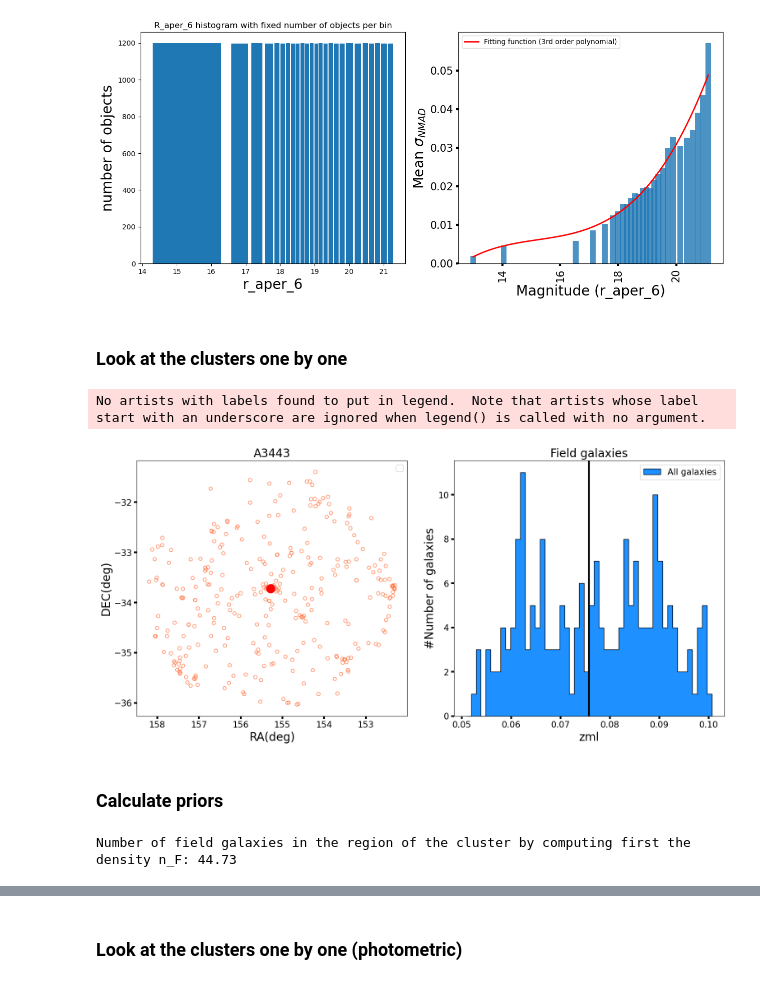
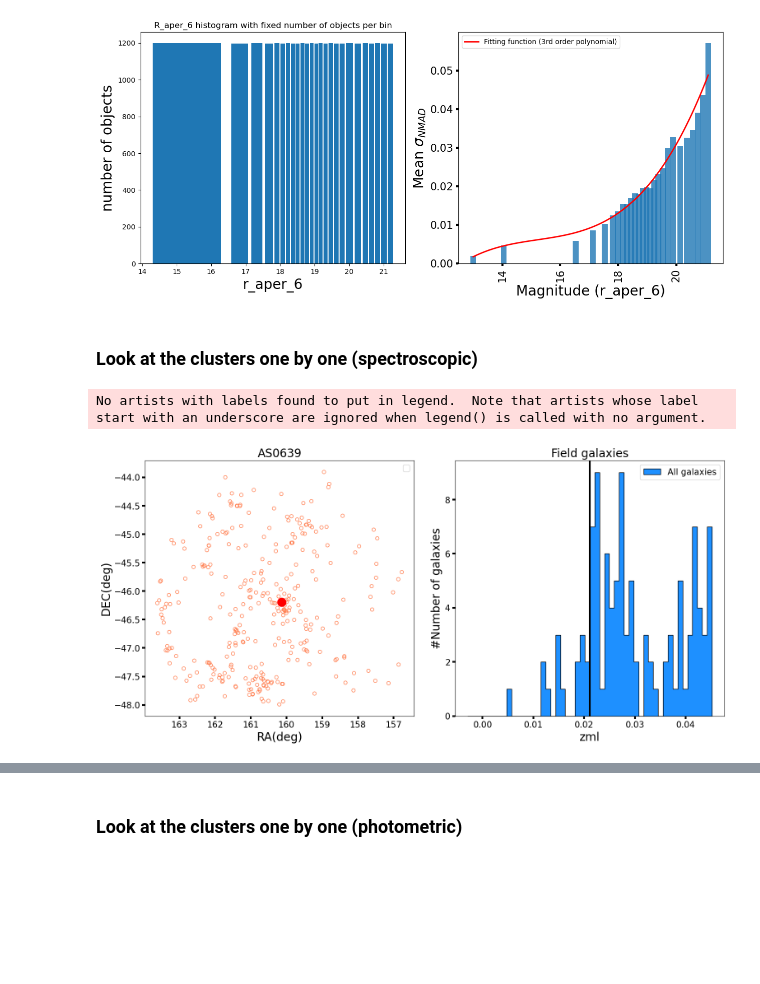
Before and after one commit to elismar2000/Hydra-Centaurus, a Jupyter notebook: hydra-centaurus-clusters-membership.ipynb, the cells around one changed output, grey strips where cells are left out. Cells and saved outputs as stored; diff of their text form; code cells hidden in the pictures; blank space fills up the shorter version.

```diff
--- a/hydra-centaurus-clusters-membership.ipynb
+++ b/hydra-centaurus-clusters-membership.ipynb
@@ -65,0 +79,14 @@ cl_z_mem = np.array([0.012, 0.009767, 0.057987, 0.0211, 0.0758])
+# %%
+for i in range(len(dec)):
+    means_ = np.array([float(_) for _ in means[i].split(',')])
+    weights_ = np.array([float(_) for _ in weights[i].split(',')])
+    stds_ = np.array([float(_) for _ in stds[i].split(',')])
+
+    pdfs, zmls, x = calc_PDF_series(weights_, means_, stds_)
+    if i == 0: pdfs_column = pdfs
+    if i > 0: pdfs_column = np.vstack((pdfs_column, pdfs))
+
+table["PDF"] = pdfs_column
+table["ra"] = ra
+table["dec"] = dec
+table.write("../Probabilistic_membership_estimators/tables/HS-galaxies.fits", format='fits', overwrite=True)
@@ -256,48 +291,54 @@ def sigma_clipping(z_spec, ids, zlower, zupper, sigma):
 
     return specz_members, id_members
 # %% [markdown]
-### Look at the clusters one by one
+### Look at the clusters one by one (spectroscopic)
 # %%
-sep = np.array([clustercentric_distance(ra_specz, dec_specz, ra0, dec0) for ra0, dec0 in zip(cl_ra_mem, cl_dec_mem)])
+sep_specz = np.array([clustercentric_distance(ra_specz, dec_specz, ra0, dec0) for ra0, dec0 in zip(cl_ra_mem, cl_dec_mem)])
 # %%
 #I will use 0.5 (deg) as the radius for all clusters, except Hydra, which has radius = 1.5744
-cluster = 4
+cluster = 3
 
 radius_cluster = 0.5
 z_cluster = cl_z_mem[cluster]
 ra0 = cl_ra_mem[cluster]
 dec0 = cl_dec_mem[cluster]
-
-mask_cluster = sep[cluster] < 5*radius_cluster
+# %%
+mask_cluster_specz = sep_specz[cluster] < 5*radius_cluster
+
+sigma_z_specz = np.array([sigma_nmad(r) for r in rpetro_specz[mask_cluster_specz]])
+
+sigma_specz = np.median(sigma_z_specz)
+z_lower_specz = z_cluster-3*sigma_specz
+z_upper_specz = z_cluster+3*sigma_specz
 # %%
 fig = plt.figure(figsize=(16, 8))
 ax1 = fig.add_subplot(121)
-ax1.scatter(ra_specz[mask_cluster], dec_specz[mask_cluster], marker='o', color='coral', facecolor='none')
+ax1.scatter(ra_specz[mask_cluster_specz], dec_specz[mask_cluster_specz], marker='o', color='coral', facecolor='none')
 ax1.plot(ra0, dec0, 'o', color="red", markersize=15)
 ax1.set_xlabel('RA(deg)',fontsize=fontsize)
 ax1.set_ylabel('DEC(deg)',fontsize=fontsize)
 ax1.xaxis.set_tick_params(labelsize=labelsize, width=3, length=5)
 ax1.yaxis.set_tick_params(labelsize=labelsize, width=3, length=5)
 ax1.legend(fontsize=labelsize)
 ax1.invert_xaxis()
 ax1.set_title(cl_names_mem[cluster], fontsize=fontsize)
 
 
 ax2 = fig.add_subplot(122)
-ax2.hist(zml_specz[mask_cluster], bins=50, color="dodgerblue", histtype="stepfilled", edgecolor="black",
-                 label="All galaxies", range=[z_lower, z_upper])
+ax2.hist(zml_specz[mask_cluster_specz], bins=50, color="dodgerblue", histtype="stepfilled", edgecolor="black",
+                 label="All galaxies", range=[z_lower_specz, z_upper_specz])
 ax2.set_xlabel('zml',fontsize=fontsize)
 ax2.set_ylabel('#Number of galaxies',fontsize=fontsize)
 ax2.xaxis.set_tick_params(labelsize=labelsize, width=3, length=5)
 ax2.yaxis.set_tick_params(labelsize=labelsize, width=3, length=5)
 ax2.legend(fontsize=labelsize)
 ax2.set_title("Field galaxies", fontsize=fontsize)
 ax2.axvline(z_cluster, color='black', lw=3)
 
 
 fig.tight_layout(pad=3.0)
 
 plt.savefig("../Figures/Hydra-Centaurus/galaxy-membership/RA_DEC_zml_distribution_{}.pdf".format(cl_names_mem[cluster]), dpi='figure', format='pdf')
 # %% [output]
 No artists with labels found to put in legend.  Note that artists whose label start with an underscore are ignored when legend() is called with no argument.
-[figure, old version]
+[figure, new version]
@@ -309,2 +344,0 @@ No artists with labels found to put in legend.  Note that artists whose label st
-# %% [markdown]
-### Calculate priors
@@ -326,24 +344,0 @@ mask_field = (sep[cluster][mask_cluster] > Ragl) & (sep[cluster][mask_cluster] <
-# %%
-#The photo-zs are between 0.0 and 0.1, so to calculate the field volume we have to make sure we are considering the
-#correct intervals in photo-z. Remember we are calculating the volume of a cylinder divided in two parts, so
-#we have to sum them (the one from 0 to z_cluster - f*sigma and the other from z_cluster + f*sigma to 0.1).
-
-if ((z_cluster - f_field*sigma) > 0) & ((z_cluster + f_field*sigma) < 0.1):
-    volume_field = np.pi * (Rlim**2 - Ragl**2) * ((z_cluster - f_field*sigma) + (0.1 - (z_cluster + f_field*sigma)))
-
-elif ((z_cluster - f_field*sigma) > 0) & ((z_cluster + f_field*sigma) > 0.1):
-    volume_field = np.pi * (Rlim**2 - Ragl**2) * (z_cluster - f_field*sigma)
-
-elif ((z_cluster - f_field*sigma) < 0) & ((z_cluster + f_field*sigma) < 0.1):
-    volume_field = np.pi * (Rlim**2 - Ragl**2) * (0.1 - (z_cluster + f_field*sigma))
-
-elif ((z_cluster - f_field*sigma) < 0) & ((z_cluster + f_field*sigma) > 0.1):
-    volume_field = 0
-
-
-n_F = np.sum(mask_field) / volume_field
-
-N_F = n_F * np.pi * Ragl**2 * ((z_cluster + f_cluster*sigma) - (z_cluster - f_cluster*sigma))
-print("Number of field galaxies in the region of the cluster by computing first the density n_F: {:.2f}".format(N_F))
-# %% [output]
-Number of field galaxies in the region of the cluster by computing first the density n_F: 44.73
```
Also changed, not shown: parts of 30 cells of this notebook.
